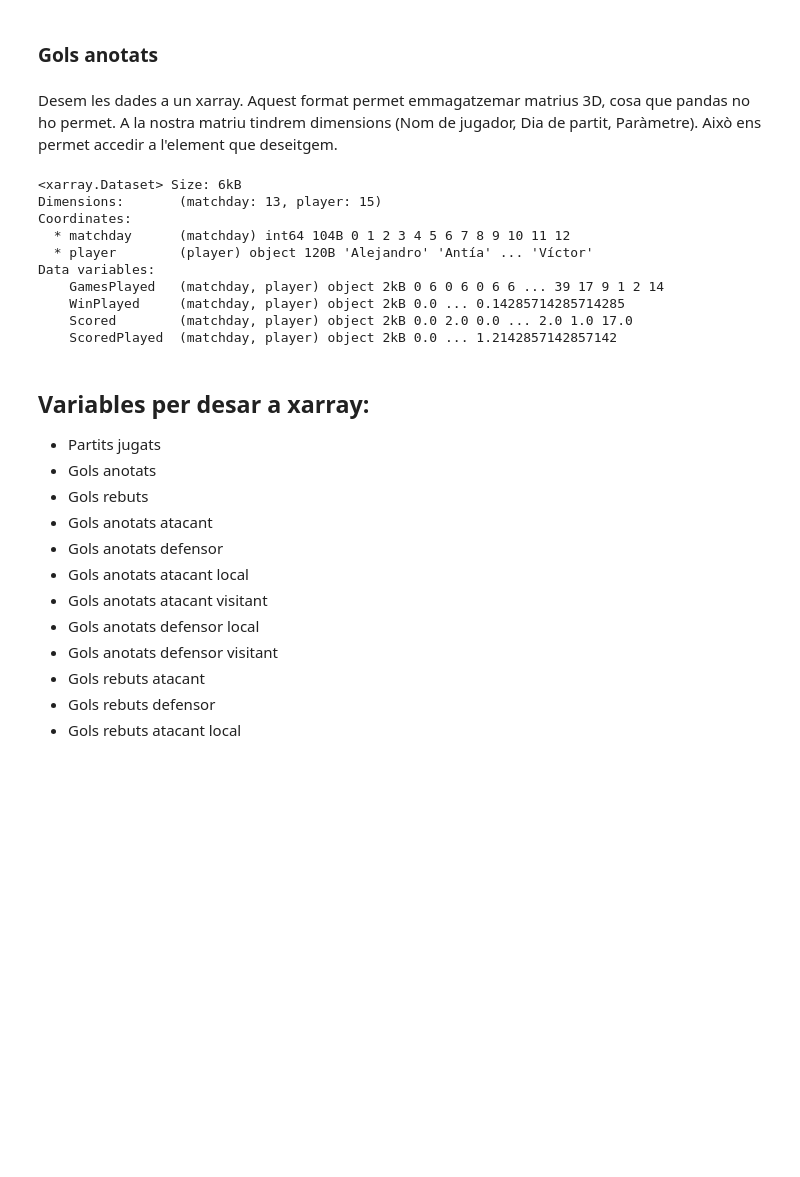
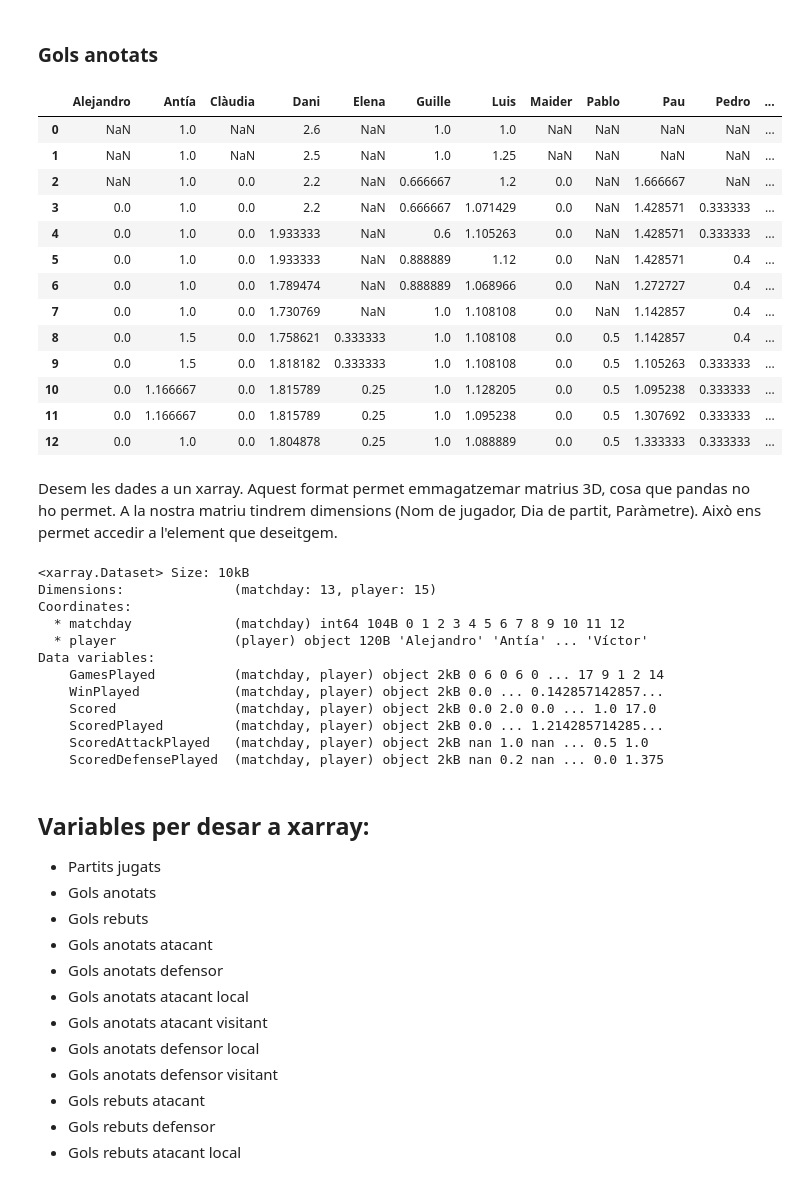
Before and after one commit to pgrebolt/ICEChampionsLeague, a Jupyter notebook: create_stats.ipynb, the cells around one changed output. Cells and saved outputs as stored; diff of their text form; code cells hidden in the pictures; blank space fills up the shorter version.

```diff
--- a/create_stats.ipynb
+++ b/create_stats.ipynb
@@ -123,6 +123,8 @@ for nmatchday in range(len(matchdays)):
     for player in players_names: # set all initial wins to 0
         scored_counts[player] = 0
         scoredplayed_counts[player] = 0
+        scoredattackplayed_counts[player] = 0
+
 
     # Select matchdays
     matchday_df = data_df.loc[data_df['D'] <= nmatchday+1]
@@ -140,33 +142,50 @@ for nmatchday in range(len(matchdays)):
         scoredattack_counts[player] = scoredattack_counts.get(player, 0) + matchday_df['Gols 2'][matchday_df['Jugador 2'] == player].sum() # socred goals
     # Scorded away defense
     for player in set(matchday_df['Jugador 3'].tolist()):
         scored_counts[player] = scored_counts.get(player, 0) + matchday_df['Gols 3'][matchday_df['Jugador 3'] == player].sum()
         scoreddefense_counts[player] = scoreddefense_counts.get(player, 0) + matchday_df['Gols 3'][matchday_df['Jugador 3'] == player].sum() # socred goals
     # Scorded away attack
     for player in set(matchday_df['Jugador 4'].tolist()):
         scored_counts[player] = scored_counts.get(player, 0) + matchday_df['Gols 4'][matchday_df['Jugador 4'] == player].sum()
         scoredattack_counts[player] = scoredattack_counts.get(player, 0) + matchday_df['Gols 4'][matchday_df['Jugador 4'] == player].sum() # socred goals
 
     # Ratio scored / played for each player
     for player in set(matchday_df['Jugador 1'].tolist() + matchday_df['Jugador 2'].tolist() + matchday_df['Jugador 3'].tolist() + matchday_df['Jugador 4'].tolist()):
         if played_matchdays[player].iloc[nmatchday]==0: # if denominator is 0, set value to 0
             scoredplayed_counts[player] = 0
         else: # calculate ratio if denominator is not 0
             scoredplayed_counts[player] = scored_counts.get(player, 0) / played_matchdays[player].iloc[nmatchday] # ratio scored / played
         if playedattack_matchdays[player].iloc[nmatchday] == 0:
             scoredattackplayed_counts[player] = 0
         else:
             scoredattackplayed_counts[player] = scoredattack_counts.get(player, 0) / playedattack_matchdays[player].iloc[nmatchday]
         if playeddefense_matchdays[player].iloc[nmatchday] == 0:
             scoreddefenseplayed_counts[player] = 0
         else:
             scoreddefenseplayed_counts[player] = scoreddefense_counts.get(player, 0) / playeddefense_matchdays[player].iloc[nmatchday]
 
     # Agrupem els resultats d'aquesta jornada amb els de les anteriors (columna = nom jugador; fila = matchday)
     scored_matchdays = join_matchdays(scored_matchdays, scored_counts)
     scoredplayed_matchdays = join_matchdays(scoredplayed_matchdays, scoredplayed_counts)
     scoredattackplayed_matchdays = join_matchdays(scoredattackplayed_matchdays, scoredattackplayed_counts)
     scoreddefenseplayed_matchdays = join_matchdays(scoreddefenseplayed_matchdays, scoreddefenseplayed_counts)
+
+scoredattackplayed_matchdays
+# %% [output]
+|  | Alejandro | Antía | Clàudia | Dani | Elena | Guille | Luis | Maider | Pablo | Pau | Pedro | ... |
+| 0 | NaN | 1.0 | NaN | 2.6 | NaN | 1.0 | 1.0 | NaN | NaN | NaN | NaN | ... |
+| 1 | NaN | 1.0 | NaN | 2.5 | NaN | 1.0 | 1.25 | NaN | NaN | NaN | NaN | ... |
+| 2 | NaN | 1.0 | 0.0 | 2.2 | NaN | 0.666667 | 1.2 | 0.0 | NaN | 1.666667 | NaN | ... |
+| 3 | 0.0 | 1.0 | 0.0 | 2.2 | NaN | 0.666667 | 1.071429 | 0.0 | NaN | 1.428571 | 0.333333 | ... |
+| 4 | 0.0 | 1.0 | 0.0 | 1.933333 | NaN | 0.6 | 1.105263 | 0.0 | NaN | 1.428571 | 0.333333 | ... |
+| 5 | 0.0 | 1.0 | 0.0 | 1.933333 | NaN | 0.888889 | 1.12 | 0.0 | NaN | 1.428571 | 0.4 | ... |
+| 6 | 0.0 | 1.0 | 0.0 | 1.789474 | NaN | 0.888889 | 1.068966 | 0.0 | NaN | 1.272727 | 0.4 | ... |
+| 7 | 0.0 | 1.0 | 0.0 | 1.730769 | NaN | 1.0 | 1.108108 | 0.0 | NaN | 1.142857 | 0.4 | ... |
+| 8 | 0.0 | 1.5 | 0.0 | 1.758621 | 0.333333 | 1.0 | 1.108108 | 0.0 | 0.5 | 1.142857 | 0.4 | ... |
+| 9 | 0.0 | 1.5 | 0.0 | 1.818182 | 0.333333 | 1.0 | 1.108108 | 0.0 | 0.5 | 1.105263 | 0.333333 | ... |
+| 10 | 0.0 | 1.166667 | 0.0 | 1.815789 | 0.25 | 1.0 | 1.128205 | 0.0 | 0.5 | 1.095238 | 0.333333 | ... |
+| 11 | 0.0 | 1.166667 | 0.0 | 1.815789 | 0.25 | 1.0 | 1.095238 | 0.0 | 0.5 | 1.307692 | 0.333333 | ... |
+| 12 | 0.0 | 1.0 | 0.0 | 1.804878 | 0.25 | 1.0 | 1.088889 | 0.0 | 0.5 | 1.333333 | 0.333333 | ... |
 # %% [markdown]
 Desem les dades a un xarray. Aquest format permet emmagatzemar matrius 3D, cosa que pandas no ho permet. A la nostra matriu tindrem dimensions (Nom de jugador, Dia de partit, Paràmetre). Això ens permet accedir a l'element que deseitgem.
 # %%
@@ -179,29 +198,36 @@ scored_matchdays_da = xr.DataArray(scored_matchdays.values, dims = ('matchday',
                                       coords = {'matchday': scored_matchdays.index, 'player': scored_matchdays.columns})
 scoredplayed_matchdays_da = xr.DataArray(scoredplayed_matchdays.values, dims = ('matchday', 'player'),
                                       coords = {'matchday': scoredplayed_matchdays.index, 'player': scoredplayed_matchdays.columns})
-
+scoredattackplayed_matchdays_da = xr.DataArray(scoredattackplayed_matchdays.values, dims = ('matchday', 'player'),
+                                      coords = {'matchday': scoredplayed_matchdays.index, 'player': scoredplayed_matchdays.columns})
+scoreddefenseplayed_matchdays_da = xr.DataArray(scoreddefenseplayed_matchdays.values, dims = ('matchday', 'player'),
+                                      coords = {'matchday': scoredplayed_matchdays.index, 'player': scoredplayed_matchdays.columns})
 
 
 # Combinem tots els DataArrays a un únic Dataset de xarray (cal que les coords siguin les mateixes per a tots)
 dataset = xr.Dataset({"GamesPlayed": played_matchdays_da,
                       "WinPlayed": winplayed_matchdays_da,
                       "Scored": scored_matchdays_da,
-                      "ScoredPlayed": scoredplayed_matchdays_da})
+                      "ScoredPlayed": scoredplayed_matchdays_da,
+                      "ScoredAttackPlayed": scoredattackplayed_matchdays_da,
+                      "ScoredDefensePlayed": scoreddefenseplayed_matchdays_da})
 # TODO: el procés de crear el DataArray a partir del DataFrame es pot automatitzar amb una funció que faci un concat al dataframe.
 
 # dataset['goals'] = goals_da # si volem afegir un nou element
 dataset
 # %% [output]
-<xarray.Dataset> Size: 6kB
-Dimensions:       (matchday: 13, player: 15)
+<xarray.Dataset> Size: 10kB
+Dimensions:              (matchday: 13, player: 15)
 Coordinates:
-  * matchday      (matchday) int64 104B 0 1 2 3 4 5 6 7 8 9 10 11 12
-  * player        (player) object 120B 'Alejandro' 'Antía' ... 'Víctor'
+  * matchday             (matchday) int64 104B 0 1 2 3 4 5 6 7 8 9 10 11 12
+  * player               (player) object 120B 'Alejandro' 'Antía' ... 'Víctor'
 Data variables:
-    GamesPlayed   (matchday, player) object 2kB 0 6 0 6 0 6 6 ... 39 17 9 1 2 14
-    WinPlayed     (matchday, player) object 2kB 0.0 ... 0.14285714285714285
-    Scored        (matchday, player) object 2kB 0.0 2.0 0.0 ... 2.0 1.0 17.0
-    ScoredPlayed  (matchday, player) object 2kB 0.0 ... 1.2142857142857142
+    GamesPlayed          (matchday, player) object 2kB 0 6 0 6 0 ... 17 9 1 2 14
+    WinPlayed            (matchday, player) object 2kB 0.0 ... 0.142857142857...
+    Scored               (matchday, player) object 2kB 0.0 2.0 0.0 ... 1.0 17.0
+    ScoredPlayed         (matchday, player) object 2kB 0.0 ... 1.214285714285...
+    ScoredAttackPlayed   (matchday, player) object 2kB nan 1.0 nan ... 0.5 1.0
+    ScoredDefensePlayed  (matchday, player) object 2kB nan 0.2 nan ... 0.0 1.375
 # %% [markdown]
 ## Variables per desar a xarray:
 - Partits jugats
```
Also changed, not shown: 1 other file.
